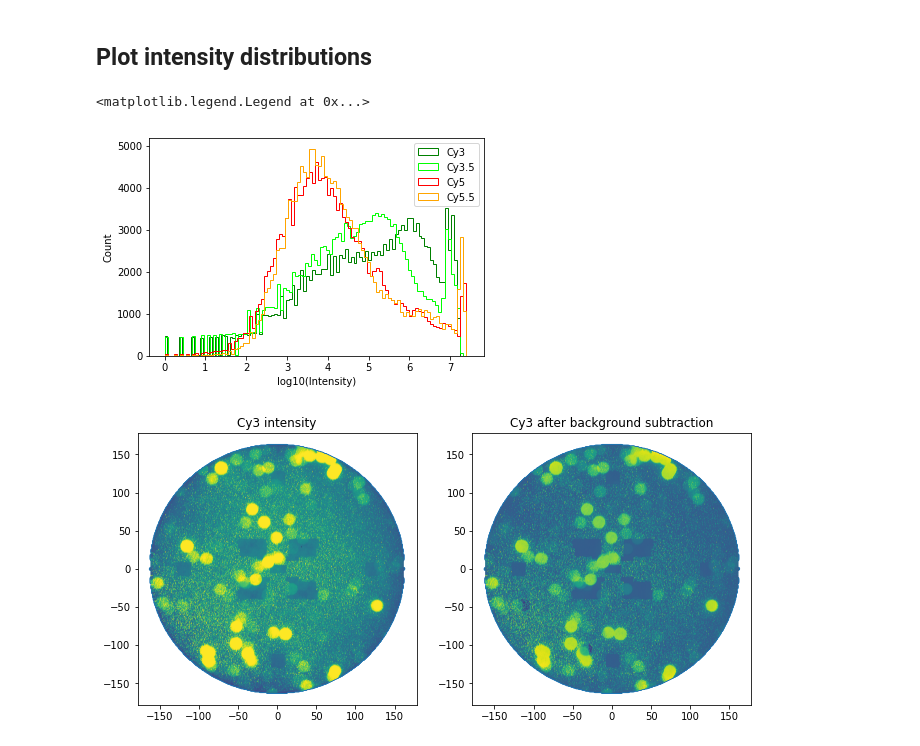
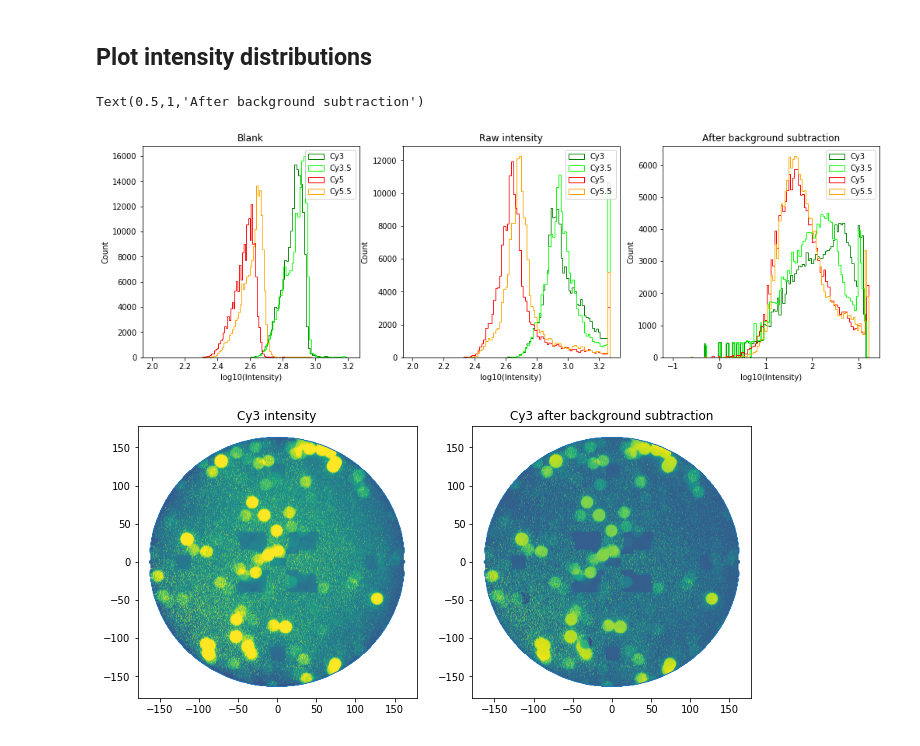
Before and after one commit to ashleefeng/pacbio, a Jupyter notebook: PacBio_read_corrections.ipynb, the cells around one changed output. Drawn from its saved outputs; the diff is of its cells as text; code cells hidden in the pictures.

```diff
--- a/PacBio_read_corrections.ipynb
+++ b/PacBio_read_corrections.ipynb
@@ -76,19 +76,46 @@ avg_intens_raw = np.mean(traces, axis=2)
 avg_intens_blank = np.mean(traces_blank, axis=2)
 
 avg_intens = avg_intens_raw - avg_intens_blank
-# %%
-for i in range(4):
-    avg_intens_i = np.log(avg_intens.T[i] + 1e-6)
-    min_i = 0
-    max_i = max(avg_intens_i)
-    plt.hist(avg_intens_i, bins=100, range=[min_i, max_i], histtype='step', color=colors[i])
-
-plt.xlabel('log10(Intensity)')
-plt.ylabel('Count')
-plt.legend(lasers)
-# %% [output]
-<matplotlib.legend.Legend at 0x...>
-[figure, removed]
+# %%
+plt.figure(figsize=(17, 5))
+plt.subplot(131)
+for i in range(4):
+    avg_intens_i = np.log10(avg_intens_blank.T[i]+1e-6)
+    min_i = 2
+    max_i = max(avg_intens_i)
+    plt.hist(avg_intens_i, bins=100, range=[min_i, max_i], histtype='step', color=colors[i])
+
+plt.xlabel('log10(Intensity)')
+plt.ylabel('Count')
+plt.legend(lasers)
+plt.title('Blank')
+
+plt.subplot(132)
+for i in range(4):
+    avg_intens_i = np.log10(avg_intens_raw.T[i]+1e-6)
+    min_i = 2
+    max_i = max(avg_intens_i)
+    plt.hist(avg_intens_i, bins=100, range=[min_i, max_i], histtype='step', color=colors[i])
+
+plt.xlabel('log10(Intensity)')
+plt.ylabel('Count')
+plt.legend(lasers)
+plt.title('Raw intensity')
+
+plt.subplot(133)
+for i in range(4):
+    avg_intens_i = np.log10(avg_intens.T[i]+1e-6)
+    min_i = -1
+    max_i = max(avg_intens_i)
+    plt.hist(avg_intens_i, bins=100, range=[min_i, max_i], histtype='step', color=colors[i])
+
+plt.xlabel('log10(Intensity)')
+plt.ylabel('Count')
+plt.legend(lasers)
+plt.title("After background subtraction")
+# %% [output]
+Text(0.5,1,'After background subtraction')
+[figure, added]
 # %%
 for i in range(4):
     plt.figure(figsize=(11, 5))
```
Also changed, not shown: parts of 16 cells of this notebook.
